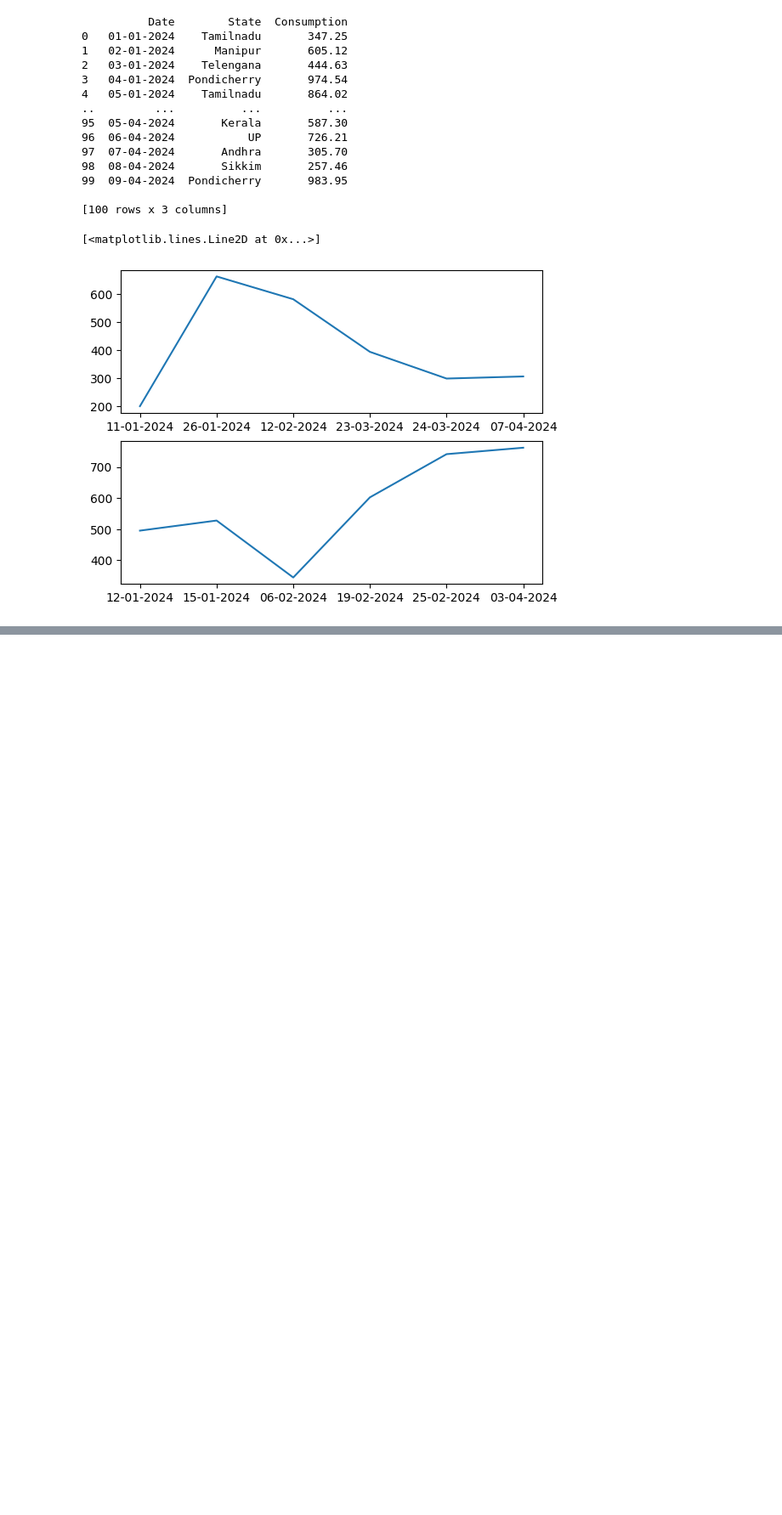
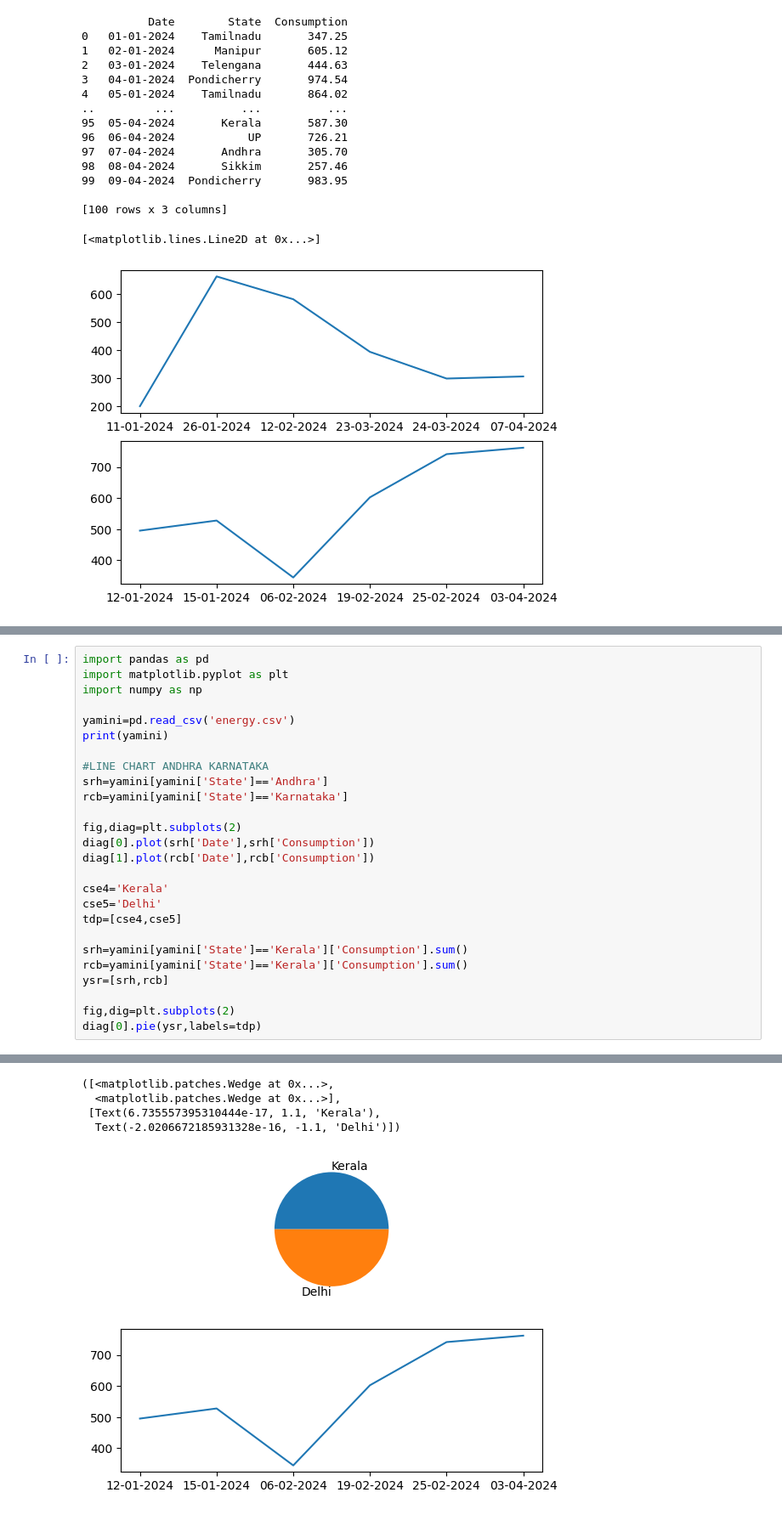
Before and after one commit to 22491a0511/CASE122491a0511, a Jupyter notebook: manasasdc.ipynb, the cells around one changed output, grey strips where cells are left out. Shown: that part at 85% size. Cells and saved outputs as stored; diff of their text form; blank space fills up the shorter version.

```diff
--- a/manasasdc.ipynb
+++ b/manasasdc.ipynb
@@ -63,0 +119,27 @@ diag[1].plot(rcb['Date'],rcb['Consumption'])
+# %%
+import pandas as pd
+import matplotlib.pyplot as plt
+import numpy as np
+
+yamini=pd.read_csv('energy.csv')
+print(yamini)
+
+#LINE CHART ANDHRA KARNATAKA
+srh=yamini[yamini['State']=='Andhra']
+rcb=yamini[yamini['State']=='Karnataka']
+
+fig,diag=plt.subplots(2)
+diag[0].plot(srh['Date'],srh['Consumption'])
+diag[1].plot(rcb['Date'],rcb['Consumption'])
+
+cse4='Kerala'
+cse5='Delhi'
+tdp=[cse4,cse5]
+
+srh=yamini[yamini['State']=='Kerala']['Consumption'].sum()
+rcb=yamini[yamini['State']=='Kerala']['Consumption'].sum()
+ysr=[srh,rcb]
+
+fig,dig=plt.subplots(2)
+diag[0].pie(ysr,labels=tdp)
+# %% [output]
@@ -63,0 +160,5 @@ diag[1].plot(rcb['Date'],rcb['Consumption'])
+([<matplotlib.patches.Wedge at 0x...>,
+  <matplotlib.patches.Wedge at 0x...>],
+ [Text(6.735557395310444e-17, 1.1, 'Kerala'),
+  Text(-2.0206672185931328e-16, -1.1, 'Delhi')])
+[figure, added]
```
Also changed, not shown: parts of 2 cells of this notebook.
